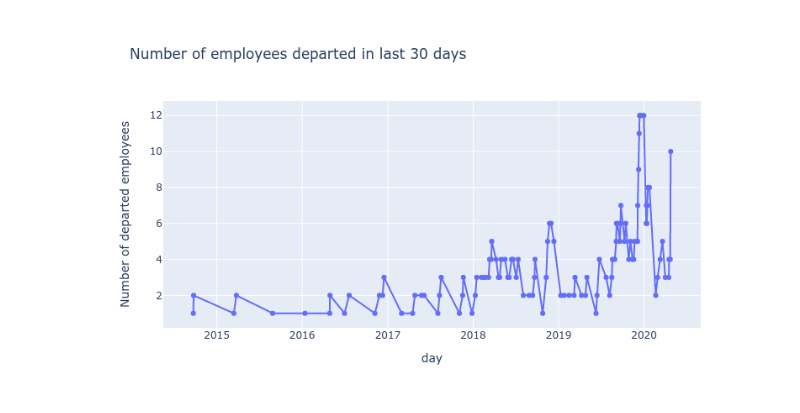
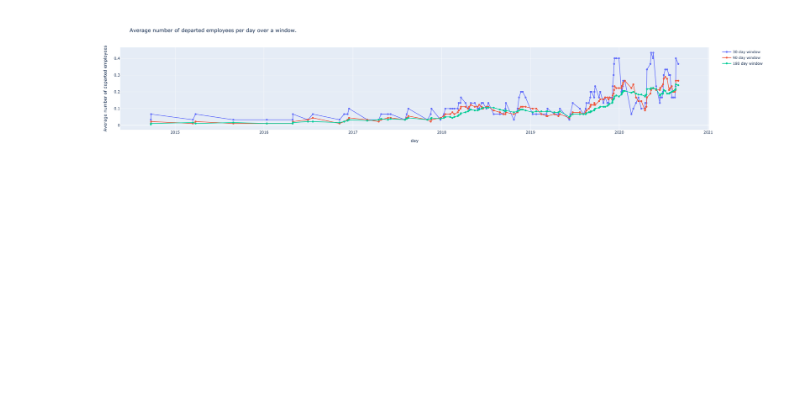
Before and after one commit to steve148/jupyter-notebooks, a Jupyter notebook: notebooks/employee_turnover/employee_turnover.ipynb, the cells around one changed output. Drawn from its saved outputs; the diff is of its cells as text; code cells hidden in the pictures; blank space fills up the shorter version.

Commit message:
feat: use average for windowed aggregate

```diff
--- a/notebooks/employee_turnover/employee_turnover.ipynb
+++ b/notebooks/employee_turnover/employee_turnover.ipynb
@@ -100,29 +100,35 @@ fig.show()
-# %%
-employee_departure_window = df
-
-employee_departure_window = (
-    employee_departure_window.groupby(["day"])
-    .count()
-    .reset_index()
-    .rolling(window="30D", on="day")
-    .sum()
-)
-employee_departure_window["count"] = employee_departure_window["updated"]
 # %%
 import plotly.graph_objects as go
 
 fig = go.Figure()
-fig.add_trace(
-    go.Scatter(
-        x=employee_departure_window["day"],
-        y=employee_departure_window["count"],
-        mode="lines+markers",
+
+for window in [30, 90, 180]:
+    employee_departure_window = (
+        df.groupby(["day"])
+        .count()
+        .reset_index()
+        .rolling(window=f"{window}D", on="day")
+        .sum()
     )
+
+    employee_departure_window["count"] = employee_departure_window["updated"]
+    employee_departure_window["average_per_day"] = (
+        employee_departure_window["count"] / window
+    )
+
+    fig.add_trace(
+        go.Scatter(
+            x=employee_departure_window["day"],
+            y=employee_departure_window["average_per_day"],
+            mode="lines+markers",
+            name=f"{window} day window",
+        )
+    )
+
+fig.update_layout(
+    title="Average number of departed employees per day over a window.",
+    xaxis_title="day",
+    yaxis_title="Average number of departed employees",
 )
-fig.update_layout(
-    title="Number of employees departed in last 30 days",
-    xaxis_title="day",
-    yaxis_title="Number of departed employees",
-)
 # %% [output]
-[figure, old version]
+[figure, new version]
```
Also changed, not shown: parts of 5 cells of this notebook.
